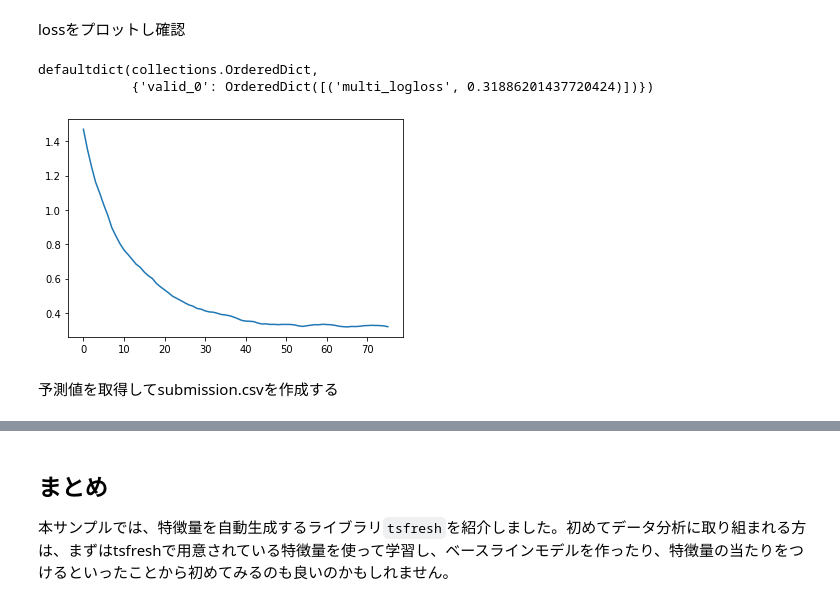
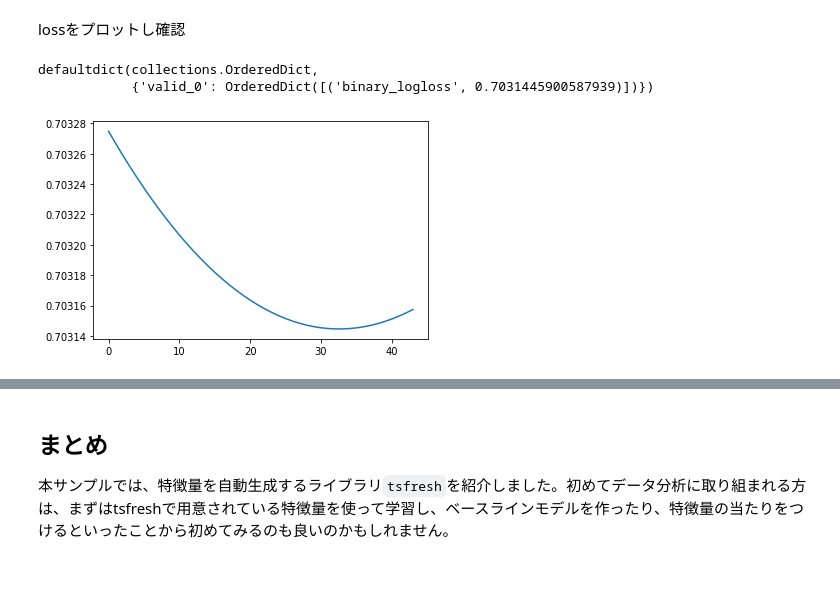
Before and after one commit to niwashing/tsfresh-sample, a Jupyter notebook: tsfresh-sample.ipynb, the cells around one changed output, grey strips where cells are left out. Cells and saved outputs as stored; diff of their text form; code cells hidden in the pictures; blank space fills up the shorter version.

Commit message:
use public sample data

```diff
--- a/tsfresh-sample.ipynb
+++ b/tsfresh-sample.ipynb
@@ -181,9 +282,8 @@ settings["ar_coefficient"] = [
 ]
 
 features = extract_features(
-        train_df_idle,
+        train_df,
         column_id="id",
-        column_sort="t",
         default_fc_parameters=settings,
     ).reset_index(drop=True)
 # %%
@@ -201,8 +301,5 @@ features.head()
 # %% [markdown]
 ## 学習
 以上のように生成した特徴量で適当に学習モデルを生成し、予測をしてみます。
-# %%
-train_x = features
-train_y = train_df.groupby('id').fail_type.min().values
 # %%
 test_x = extract_features(
@@ -218,23 +330,23 @@ len(test_x.columns)
 # %%
 # 学習データから適当に評価用のデータを分ける（交差検証はしない）
-n=-42
-x_train = np.array(train_x[:n])
+n=50
+x_train = np.array(features[:n])
 y_train = np.array(train_y[:n])
-x_valid = np.array(train_x[n:])
+x_valid = np.array(features[n:])
 y_valid = np.array(train_y[n:])
 # %% [markdown]
 パラメータは適当に設定
 # %%
-params = {'lambda_l1': 2.9923049684572518e-05,
- 'lambda_l2': 0.29561270408123375,
- 'num_leaves': 177,
- 'feature_fraction': 0.6798845602678106,
- 'bagging_fraction': 0.7326602610581225,
- 'bagging_freq': 9,
- 'min_child_samples': 32,
- 'learning_rate': 0.09970526814874636,
- 'num_class': 6,
- 'objective': 'multiclass',
+params = {#'lambda_l1': 2.9923049684572518e-05,
+ #'lambda_l2': 0.29561270408123375,
+ #'num_leaves': 177,
+ #'feature_fraction': 0.6798845602678106,
+ #'bagging_fraction': 0.7326602610581225,
+ #'bagging_freq': 9,
+ #'min_child_samples': 32,
+ 'learning_rate': 0.001,
+ #'num_class': 6,
+ 'objective': 'binary',
 }
 # %%
 lgb_train = lgb.Dataset(x_train, y_train, free_raw_data=False)
@@ -273,14 +389,12 @@ Early stopping, best iteration is:
 # %% [markdown]
 lossをプロットし確認
 # %%
-plt.plot(evaluation_results["valid_0"]["multi_logloss"])
+plt.plot(evaluation_results["valid_0"]["binary_logloss"])
 model.best_score
 # %% [output]
 defaultdict(collections.OrderedDict,
-            {'valid_0': OrderedDict([('multi_logloss', 0.31886201437720424)])})
+            {'valid_0': OrderedDict([('binary_logloss', 0.7031445900587939)])})
-[figure, old version]
+[figure, new version]
-# %% [markdown]
-予測値を取得してsubmission.csvを作成する
 # %%
 pred = model.predict(test_x)
 # 確率をラベルにする
```
Also changed, not shown: parts of 34 cells of this notebook, 1 other file.
